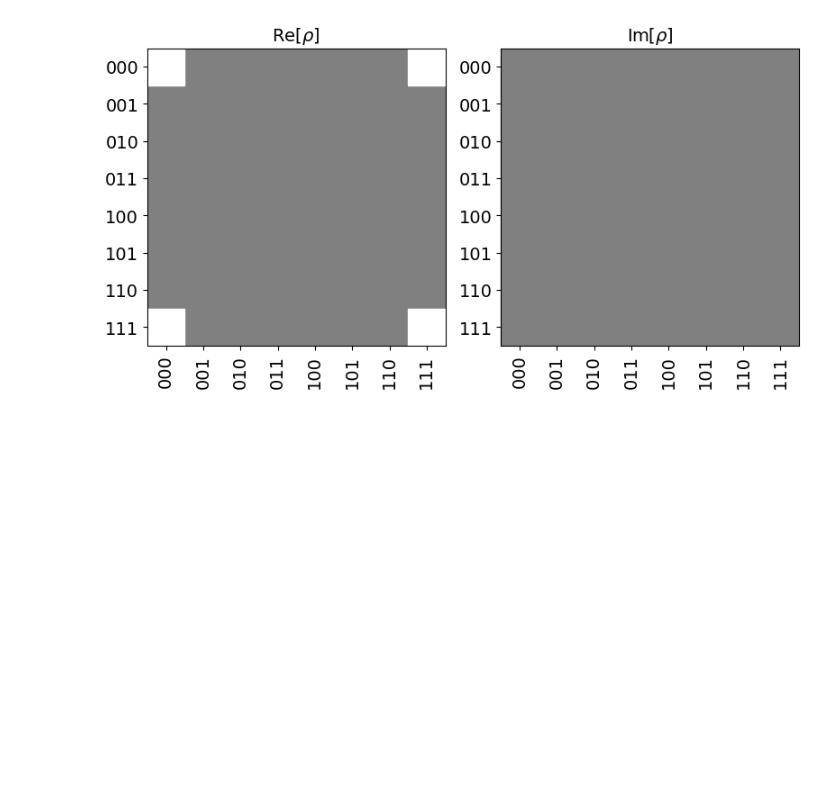
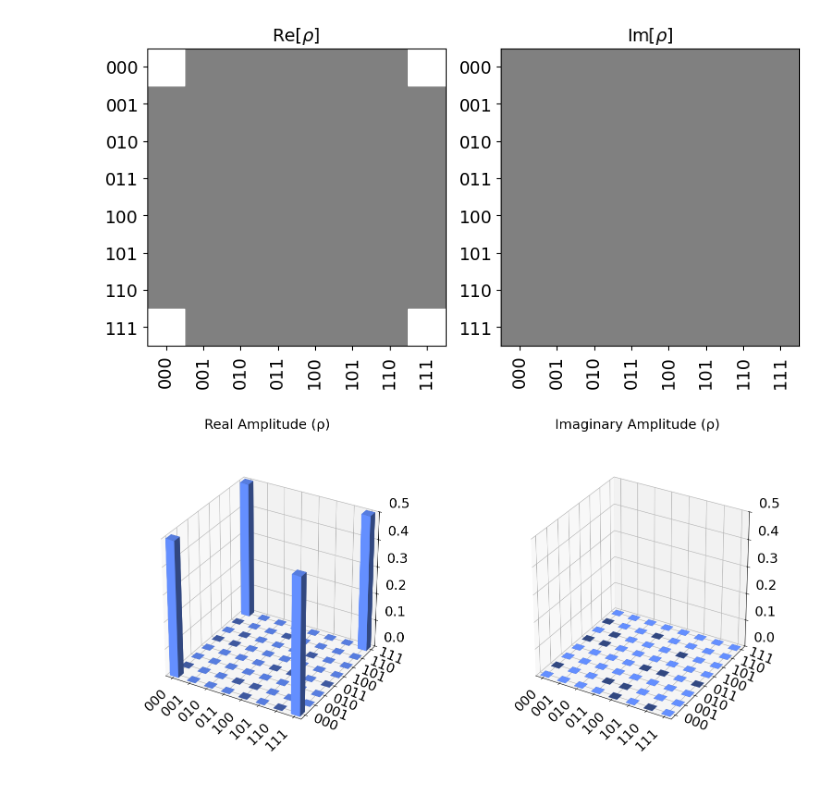
Before and after one commit to stephenhky/Qiskit-Cert-Exercise, a Jupyter notebook: basic/tripartite_states.ipynb, the cells around one changed output. Saved outputs shown, nothing was run; the diff lists cells and outputs as text; code cells hidden in the pictures; blank space fills up the shorter version.

```diff
--- a/basic/tripartite_states.ipynb
+++ b/basic/tripartite_states.ipynb
@@ -38,3 +29,7 @@ ev_vec1.draw("qsphere")
 ev_vec1.draw("hinton")
 # %% [output]
 [figure]
+# %%
+plot_state_city(DensityMatrix(ghz_circuit))
+# %% [output]
+[figure, added]
```
Also changed, not shown: parts of 2 cells of this notebook, 2 other files.
